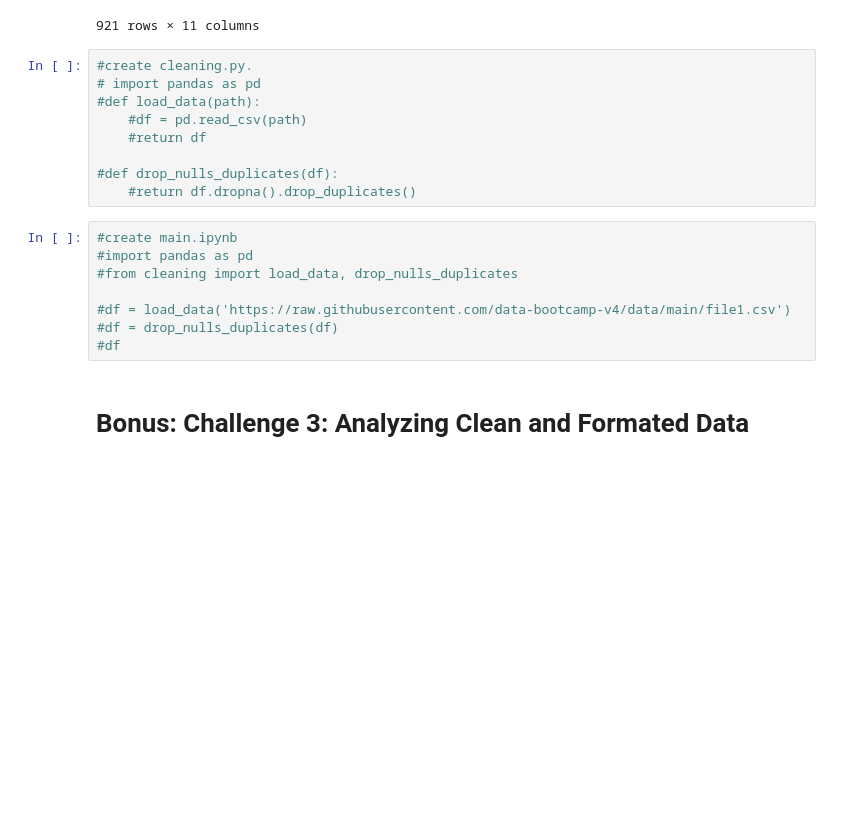
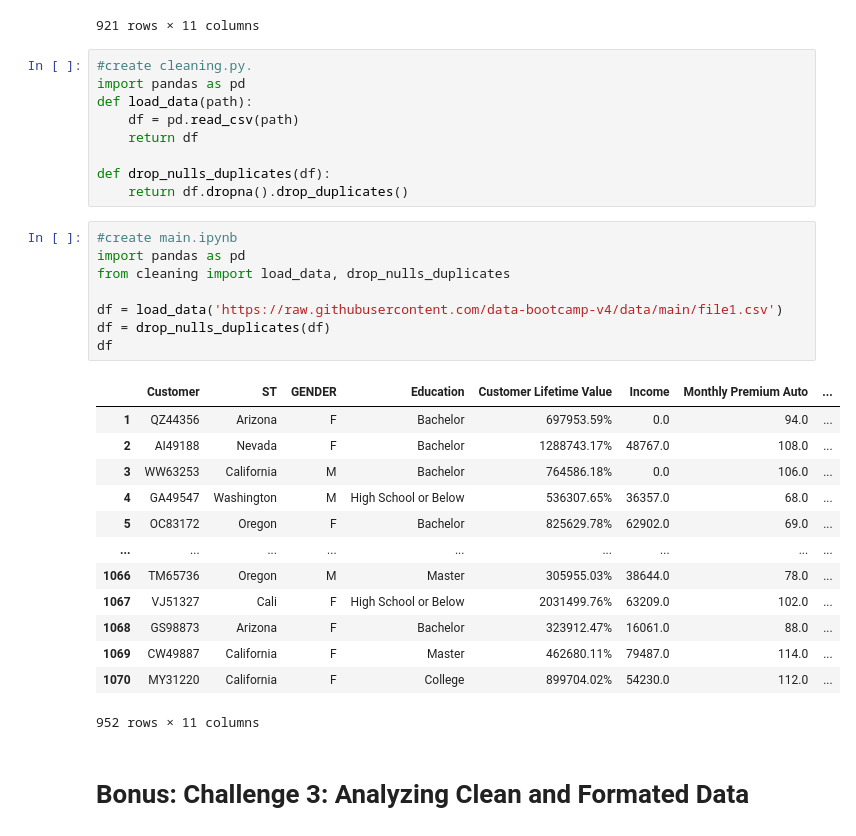
Before and after one commit to rmoind/lab-dw-data-cleaning-and-formatting, a Jupyter notebook: lab-dw-data-cleaning-and-formatting.ipynb, the cells around one changed output. Saved outputs shown, nothing was run; the diff lists cells and outputs as text; blank space fills up the shorter version.

```diff
--- a/lab-dw-data-cleaning-and-formatting.ipynb
+++ b/lab-dw-data-cleaning-and-formatting.ipynb
@@ -465,21 +464,35 @@ drop_nulls_duplicates(df)
 921 rows × 11 columns
 # %%
 #create cleaning.py.
-# import pandas as pd
-#def load_data(path):
-    #df = pd.read_csv(path)
-    #return df
+import pandas as pd
+def load_data(path):
+    df = pd.read_csv(path)
+    return df
 
-#def drop_nulls_duplicates(df):
-    #return df.dropna().drop_duplicates()
+def drop_nulls_duplicates(df):
+    return df.dropna().drop_duplicates()
 # %%
 #create main.ipynb
-#import pandas as pd
-#from cleaning import load_data, drop_nulls_duplicates
+import pandas as pd
+from cleaning import load_data, drop_nulls_duplicates
 
-#df = load_data('https://raw.githubusercontent.com/data-bootcamp-v4/data/main/file1.csv')
-#df = drop_nulls_duplicates(df)
-#df
+df = load_data('https://raw.githubusercontent.com/data-bootcamp-v4/data/main/file1.csv')
+df = drop_nulls_duplicates(df)
+df
+# %% [output]
+|  | Customer | ST | GENDER | Education | Customer Lifetime Value | Income | Monthly Premium Auto | ... |
+| 1 | QZ44356 | Arizona | F | Bachelor | 697953.59% | 0.0 | 94.0 | ... |
+| 2 | AI49188 | Nevada | F | Bachelor | 1288743.17% | 48767.0 | 108.0 | ... |
+| 3 | WW63253 | California | M | Bachelor | 764586.18% | 0.0 | 106.0 | ... |
+| 4 | GA49547 | Washington | M | High School or Below | 536307.65% | 36357.0 | 68.0 | ... |
+| 5 | OC83172 | Oregon | F | Bachelor | 825629.78% | 62902.0 | 69.0 | ... |
+| ... | ... | ... | ... | ... | ... | ... | ... | ... |
+| 1066 | TM65736 | Oregon | M | Master | 305955.03% | 38644.0 | 78.0 | ... |
+| 1067 | VJ51327 | Cali | F | High School or Below | 2031499.76% | 63209.0 | 102.0 | ... |
+| 1068 | GS98873 | Arizona | F | Bachelor | 323912.47% | 16061.0 | 88.0 | ... |
+| 1069 | CW49887 | California | F | Master | 462680.11% | 79487.0 | 114.0 | ... |
+| 1070 | MY31220 | California | F | College | 899704.02% | 54230.0 | 112.0 | ... |
+952 rows × 11 columns
 # %% [markdown]
 # Bonus: Challenge 3: Analyzing Clean and Formated Data
 # %% [markdown]
```
Also changed, not shown: parts of 4 cells of this notebook, 1 other file.
